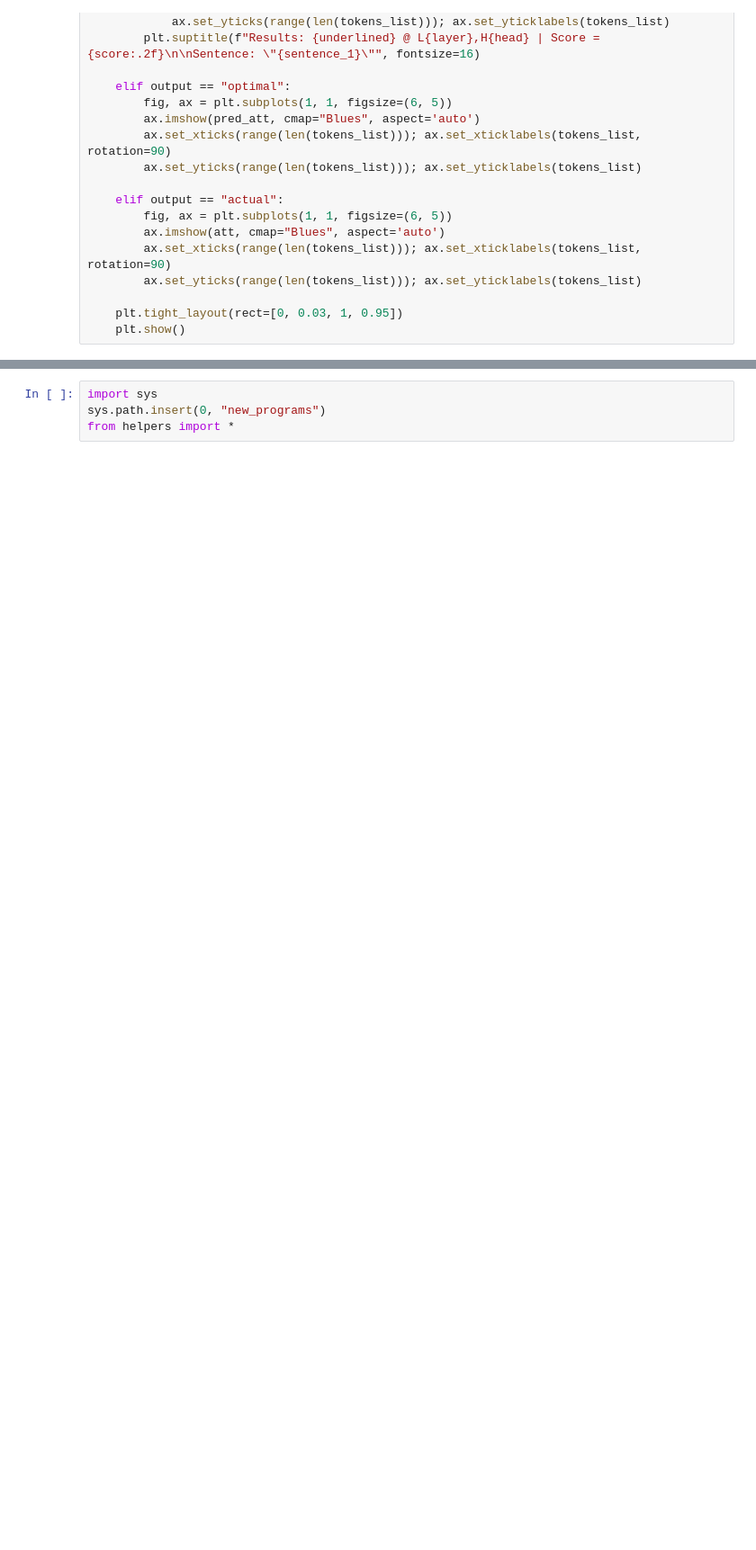
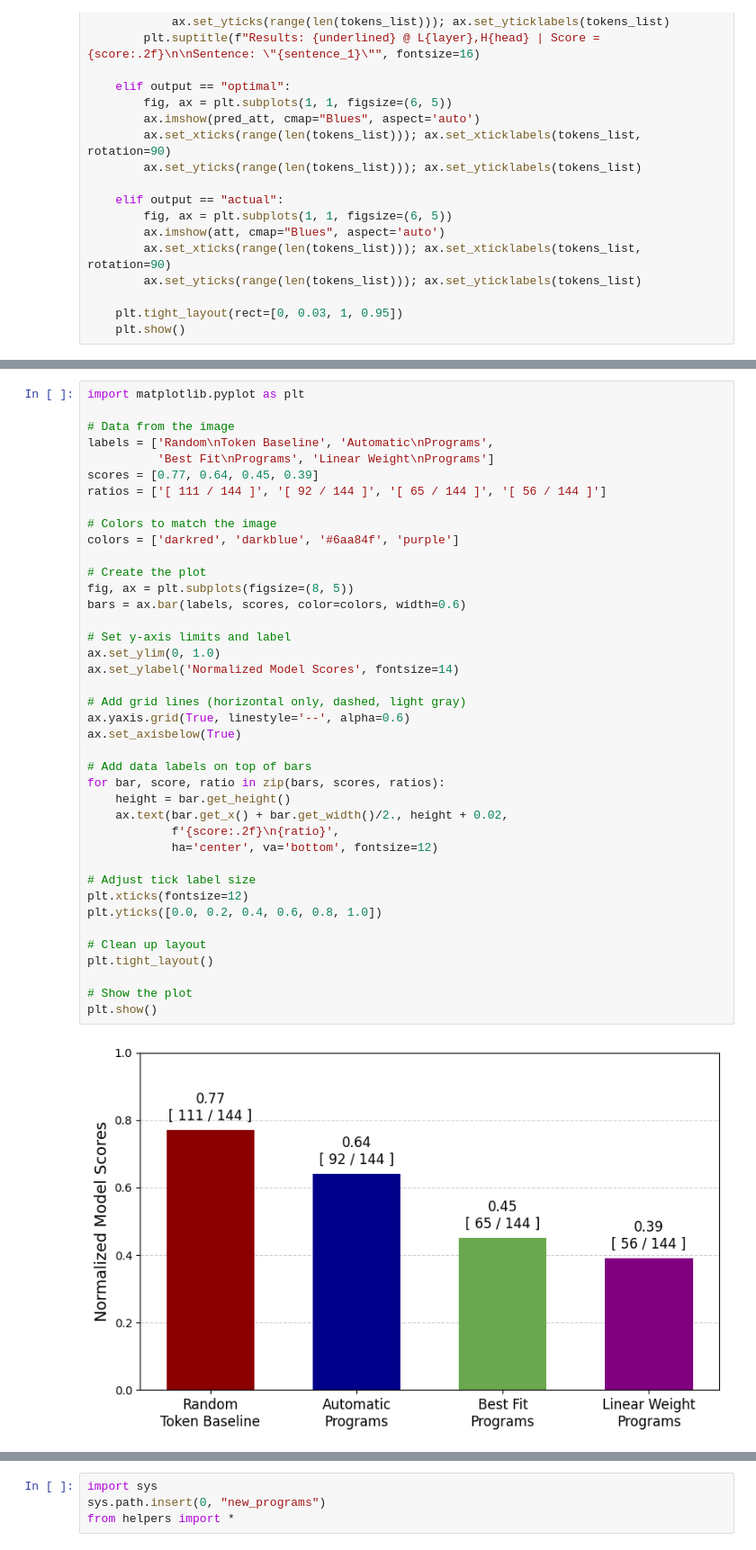
Before and after one commit to AmiriHayes/LLM-Interpretability, a Jupyter notebook: interpretability.ipynb, the cells around one changed output, grey strips where cells are left out. Shown at 90% size. Drawn from its saved outputs; the diff is of its cells as text; blank space fills up the shorter version.

```diff
--- a/interpretability.ipynb
+++ b/interpretability.ipynb
@@ -749,4 +749,46 @@ score_prediction(model, tokenizer, (layer, head), made_up, sentence, distance="i
 np.float64(0.3634665578193333)
+# %%
+import matplotlib.pyplot as plt
+
+# Data from the image
+labels = ['Random\nToken Baseline', 'Automatic\nPrograms',
+          'Best Fit\nPrograms', 'Linear Weight\nPrograms']
+scores = [0.77, 0.64, 0.45, 0.39]
+ratios = ['[ 111 / 144 ]', '[ 92 / 144 ]', '[ 65 / 144 ]', '[ 56 / 144 ]']
+
+# Colors to match the image
+colors = ['darkred', 'darkblue', '#6aa84f', 'purple']
+
+# Create the plot
+fig, ax = plt.subplots(figsize=(8, 5))
+bars = ax.bar(labels, scores, color=colors, width=0.6)
+
+# Set y-axis limits and label
+ax.set_ylim(0, 1.0)
+ax.set_ylabel('Normalized Model Scores', fontsize=14)
+
+# Add grid lines (horizontal only, dashed, light gray)
+ax.yaxis.grid(True, linestyle='--', alpha=0.6)
+ax.set_axisbelow(True)
+
+# Add data labels on top of bars
+for bar, score, ratio in zip(bars, scores, ratios):
+    height = bar.get_height()
+    ax.text(bar.get_x() + bar.get_width()/2., height + 0.02,
+            f'{score:.2f}\n{ratio}',
+            ha='center', va='bottom', fontsize=12)
+
+# Adjust tick label size
+plt.xticks(fontsize=12)
+plt.yticks([0.0, 0.2, 0.4, 0.6, 0.8, 1.0])
+
+# Clean up layout
+plt.tight_layout()
+
+# Show the plot
+plt.show()
+# %% [output]
+[figure, added]
 # %%
 # GENERATE & VISUALIZE ATTENTION PATTERN SCORES FROM PROGRAMS
 
```
Also changed, not shown: parts of 6 cells of this notebook, 2 other files.
